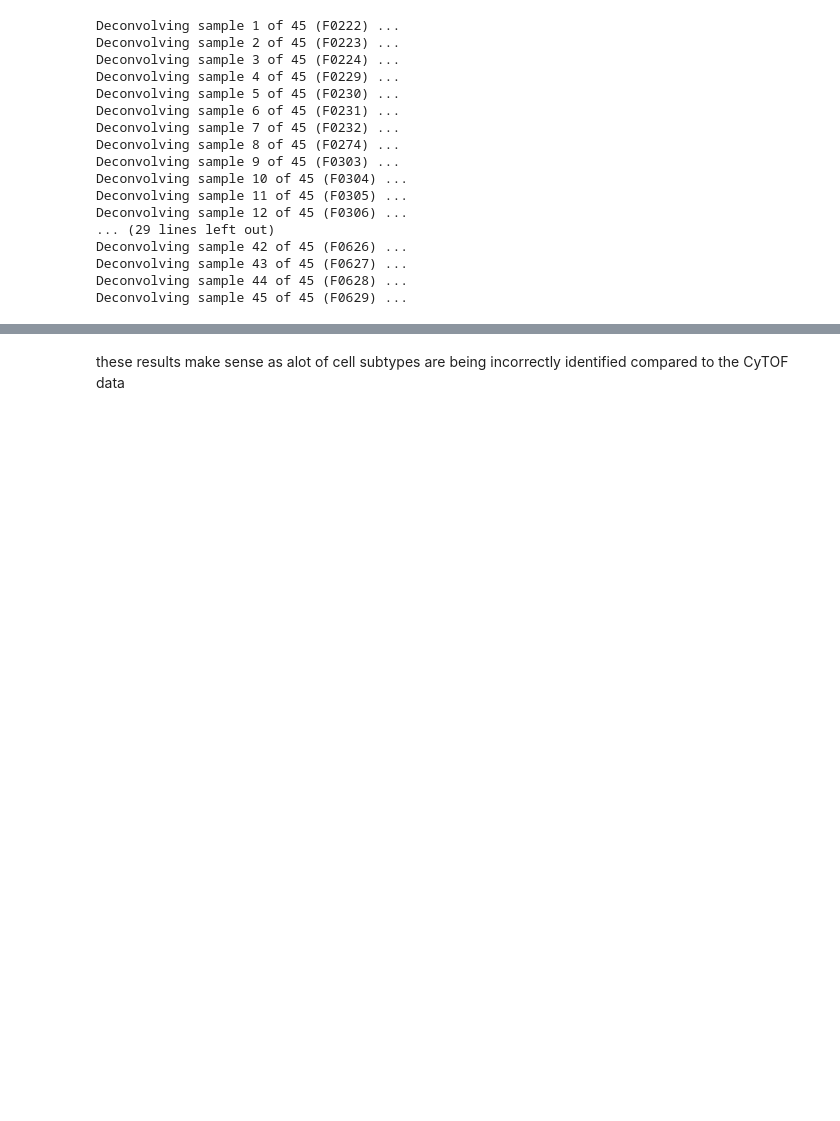
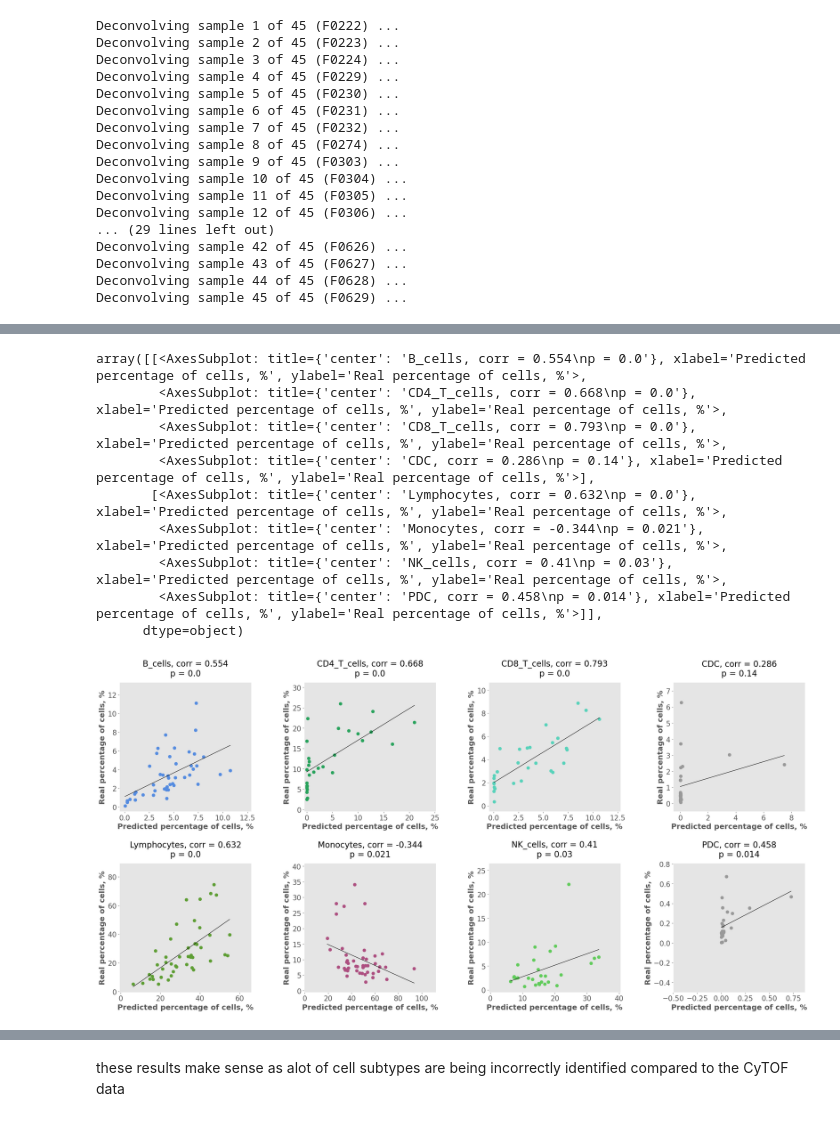
Before and after one commit to Simonlee711/bulk-deconvolution, a Jupyter notebook: src/master_deconvolution.ipynb, the cells around one changed output, grey strips where cells are left out. Cells and saved outputs as stored; diff of their text form; code cells hidden in the pictures; blank space fills up the shorter version.

```diff
--- a/src/master_deconvolution.ipynb
+++ b/src/master_deconvolution.ipynb
@@ -319,12 +301,7 @@ plotter.heat_map(ca_preds2_100)
 # %%
 # renaming columns to match cytof "ground truth" data
 ca_preds_copy2 = ca_preds2_100.T.copy()
-ca_preds_copy2.loc['B_cells'] = ca_preds_copy2.loc[['B', 'B-naive']].sum()
-ca_preds_copy2.loc['CD4_T_cells'] = ca_preds_copy2.loc[['CD4', 'CD4-naive']].sum()
-ca_preds_copy2.loc['CD8_T_cells'] = ca_preds_copy2.loc[['CD8']].sum()
-ca_preds_copy2.loc['NK_cells'] = ca_preds_copy2.loc[['NK']].sum()
-ca_preds_copy2.loc['Tregs'] = ca_preds_copy2.loc[['Treg']].sum()
-ca_preds_copy2.loc['T_cells'] = ca_preds_copy2.loc[['CD8_T_cells', 'CD4_T_cells', 'Tregs', 'T_undef']].sum()
+ca_preds_copy2.loc['T_cells'] = ca_preds_copy2.loc[['CD8_T_cells', 'CD4_T_cells', 'Tregs']].sum()
 ca_preds_copy2.loc['Lymphocytes'] = ca_preds_copy2.loc[['B_cells', 'T_cells', 'NK_cells']].sum()
 # %%
 flatten(ca_preds_copy2, cytof2)
@@ -331,3 +319,14 @@ flatten(ca_preds_copy2, cytof2)
 # %%
-plotter.corr_plot(ca_preds_copy2, cytof2, pallete=cells_p)
+plotter.plot_cell(ca_preds_copy2, cytof2, pallete=cells_p)
+# %% [output]
+array([[<AxesSubplot: title={'center': 'B_cells, corr = 0.554\np = 0.0'}, xlabel='Predicted percentage of cells, %', ylabel='Real percentage of cells, %'>,
+        <AxesSubplot: title={'center': 'CD4_T_cells, corr = 0.668\np = 0.0'}, xlabel='Predicted percentage of cells, %', ylabel='Real percentage of cells, %'>,
+        <AxesSubplot: title={'center': 'CD8_T_cells, corr = 0.793\np = 0.0'}, xlabel='Predicted percentage of cells, %', ylabel='Real percentage of cells, %'>,
+        <AxesSubplot: title={'center': 'CDC, corr = 0.286\np = 0.14'}, xlabel='Predicted percentage of cells, %', ylabel='Real percentage of cells, %'>],
+       [<AxesSubplot: title={'center': 'Lymphocytes, corr = 0.632\np = 0.0'}, xlabel='Predicted percentage of cells, %', ylabel='Real percentage of cells, %'>,
+        <AxesSubplot: title={'center': 'Monocytes, corr = -0.344\np = 0.021'}, xlabel='Predicted percentage of cells, %', ylabel='Real percentage of cells, %'>,
+        <AxesSubplot: title={'center': 'NK_cells, corr = 0.41\np = 0.03'}, xlabel='Predicted percentage of cells, %', ylabel='Real percentage of cells, %'>,
+        <AxesSubplot: title={'center': 'PDC, corr = 0.458\np = 0.014'}, xlabel='Predicted percentage of cells, %', ylabel='Real percentage of cells, %'>]],
+      dtype=object)
+[figure, added]
 # %%
```
Also changed, not shown: parts of 17 cells of this notebook, 2 other files.
